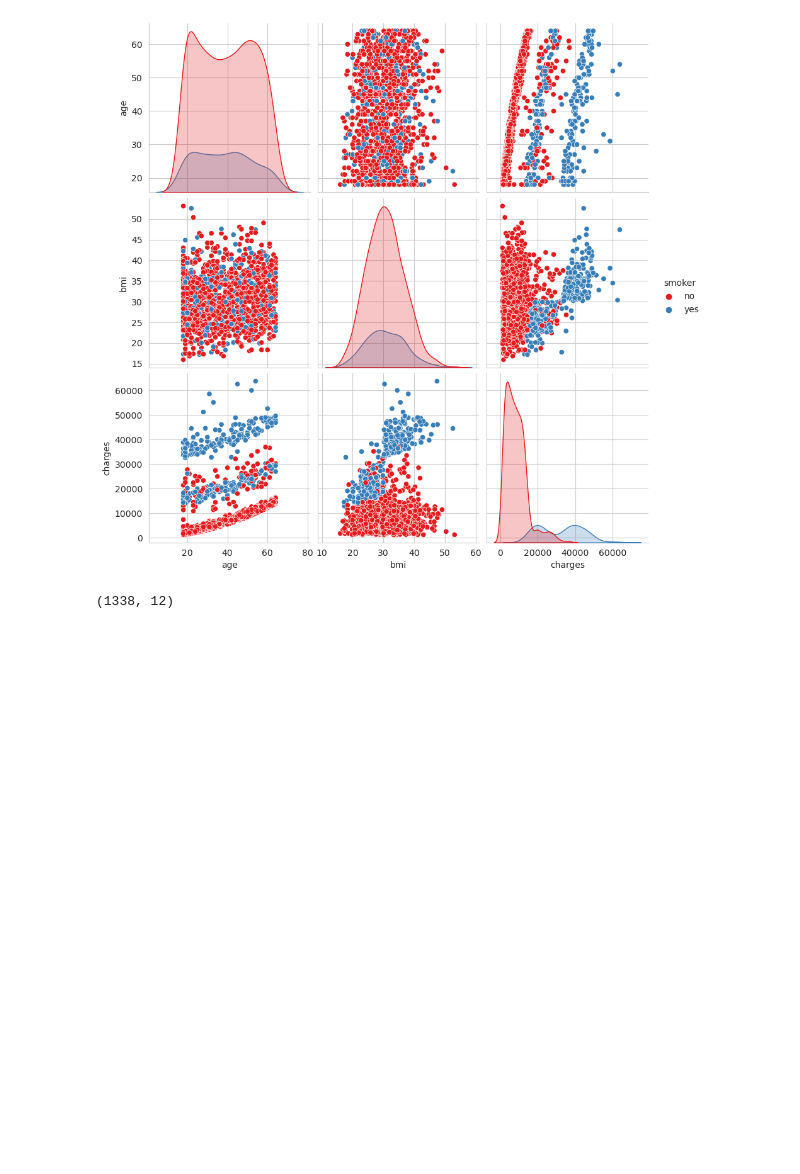
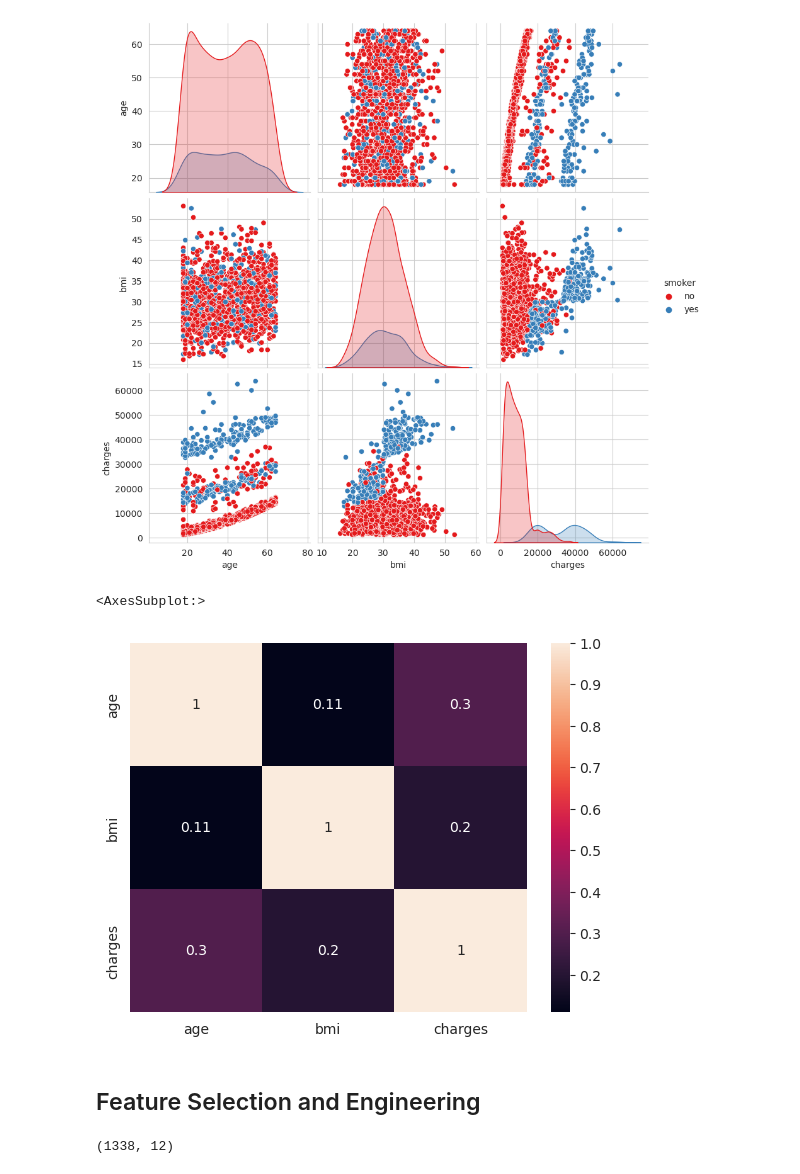
Before and after one commit to itsrcx/ml-algos-dataScience, a Jupyter notebook: regression/ml1.ipynb, the cells around one changed output. Saved outputs shown, nothing was run; the diff lists cells and outputs as text; code cells hidden in the pictures; blank space fills up the shorter version.

```diff
--- a/regression/ml1.ipynb
+++ b/regression/ml1.ipynb
@@ -139,6 +146,13 @@ sns.pairplot(
 # %% [output]
 <seaborn.axisgrid.PairGrid at 0x...>
 [figure]
+# %%
+sns.heatmap(data[['age','bmi','charges']].corr(),annot=True)
+# %% [output]
+<AxesSubplot:>
+[figure, added]
+# %% [markdown]
+<h2>Feature Selection and Engineering</h2>
 # %%
 data = pd.get_dummies(data) #onehotencoding
 data.shape
```
Also changed, not shown: parts of 6 cells of this notebook.
